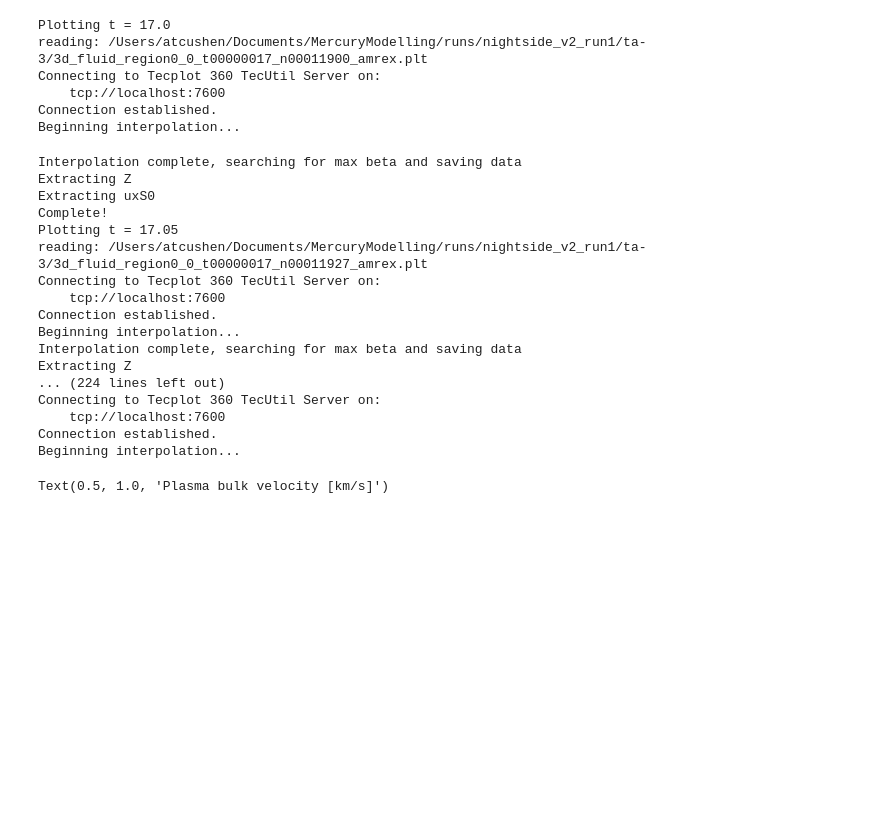
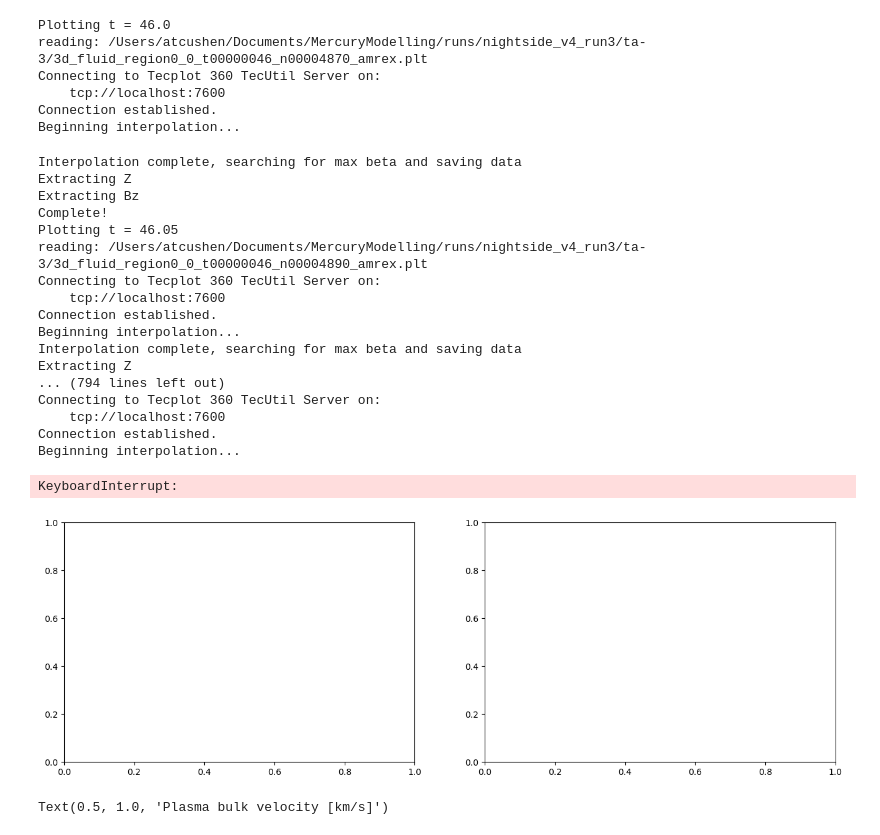
Before and after one commit to alexandercushen/MercuryModelling, a Jupyter notebook: plotting/current_sheet_plotting.ipynb, the cells around one changed output. Cells and saved outputs as stored; diff of their text form; code cells hidden in the pictures; blank space fills up the shorter version.

Commit message:
More development, mostly of fast_plot. It now has tperp tpara, updated df tracking and df diagnostics plots, cross_tail.

```diff
--- a/plotting/current_sheet_plotting.ipynb
+++ b/plotting/current_sheet_plotting.ipynb
@@ -344,6 +344,8 @@ def run(plot_preset,particle_type,var_ls=["Bz"],loc=[-1.25,0],test=False):
         Bz_avg = compute_2D_time_avg(dir,files,["Bz"])
     if plot_preset == "rho_avg":
         rho_avg = compute_2D_time_avg(dir,files,["rhoS1"])
+    if plot_preset == "current_sheet_avg":
+        z_avg = compute_2D_time_avg(dir,files,["Z"])
     #if plot_preset == "pi_avg":
     #    pi_avg = compute_2D_time_avg(dir,files,"pi")
     if plot_preset == "ux_avg":
@@ -401,6 +403,9 @@ def run(plot_preset,particle_type,var_ls=["Bz"],loc=[-1.25,0],test=False):
         elif plot_preset == "current_sheet":
             all_data[time] = plot_current_sheet(dir,file,time)
 
+        elif plot_preset == "current_sheet_avg":
+            all_data[time] = plot_current_sheet_avg(dir,file,time,z_avg)
+
         elif plot_preset == "J_inrt":
             all_data[time] = plot_J_inrt(dir,file,time,particle_type)
 
@@ -2051,13 +2149,13 @@ def plot_along_line_avg(data,data_avg,data_std):
 # %%
 # High-level user input
-dir = "/Users/atcushen/Documents/MercuryModelling/runs/nightside_v2_run1/ta-3/"    # Directory with data
-start_time = 17                                               # What is the start time of the dataset?
-t_bound = [17,33]                                               # Start and stop times for the GIF
+dir = "/Users/atcushen/Documents/MercuryModelling/runs/nightside_v4_run3/ta-3/"    # Directory with data
+start_time = 46                                               # What is the start time of the dataset?
+t_bound = [46,52]                                               # Start and stop times for the GIF
 dt = 0.05                                                     # What is the timestep between files?
 convert_first = True # Set to true if filfes have not yet been converted from .dat to .plt. Otherwise, set as false.
 
-plot_preset = "ux_zoom"
-particle_type = "electron"
+plot_preset = "current_sheet"
+particle_type = "ion"
 var_ls = ["Bz1","uxS1","uxS0","Ti","Te"]#,"ram","-grad(p)","-grad(B^2)"]#,"Jy"]
 loc = [[-2,0],[-0.6,-1]]
 
@@ -2091,6 +2189,8 @@ loc = [[-2,0],[-0.6,-1]]
 
 "current_sheet": side and top view of current sheet fit
 
+"current_sheet_avg": side and top view of current sheet fit, time-averaged
+
 "J_inrt": computation of B/B^2 x rho du/dt current in 2d fit current sheet
         Uses: loc
 
@@ -2106,39 +2206,41 @@ loc = [[-2,0],[-0.6,-1]]
 '''
 # Try to use existing avg_dict if we have it
 if plot_preset == "df_tracker":
     try:
         avg_dict
     except NameError: # If not, make one (takes a while -- every single file has to be read)
         files = get_files(dir,key="3d\_fluid.*\.plt")
         avg_dict = compute_2D_time_avg(dir,files,["Te","Bz"])
     else:
         print("***averaging already complete, skipping to plotting***")
 
 data = run(plot_preset,particle_type,var_ls=var_ls,loc=loc,test=False)
 # %% [output]
-Plotting t = 17.0
-reading: /Users/atcushen/Documents/MercuryModelling/runs/nightside_v2_run1/ta-3/3d_fluid_region0_0_t00000017_n00011900_amrex.plt
+Plotting t = 46.0
+reading: /Users/atcushen/Documents/MercuryModelling/runs/nightside_v4_run3/ta-3/3d_fluid_region0_0_t00000046_n00004870_amrex.plt
 Connecting to Tecplot 360 TecUtil Server on:
     tcp://localhost:7600
 Connection established.
 Beginning interpolation...
 Interpolation complete, searching for max beta and saving data
 Extracting Z
-Extracting uxS0
+Extracting Bz
 Complete!
-Plotting t = 17.05
-reading: /Users/atcushen/Documents/MercuryModelling/runs/nightside_v2_run1/ta-3/3d_fluid_region0_0_t00000017_n00011927_amrex.plt
+Plotting t = 46.05
+reading: /Users/atcushen/Documents/MercuryModelling/runs/nightside_v4_run3/ta-3/3d_fluid_region0_0_t00000046_n00004890_amrex.plt
 Connecting to Tecplot 360 TecUtil Server on:
     tcp://localhost:7600
 Connection established.
 Beginning interpolation...
 Interpolation complete, searching for max beta and saving data
 Extracting Z
-... (224 lines left out)
+... (794 lines left out)
 Connecting to Tecplot 360 TecUtil Server on:
     tcp://localhost:7600
 Connection established.
 Beginning interpolation...
+KeyboardInterrupt:
+[figure, added]
 # %%
 fig,ax = plt.subplots(figsize=(10,10))
 for key in data.keys():
```
Also changed, not shown: parts of 1 cell of this notebook, 2 other files.
